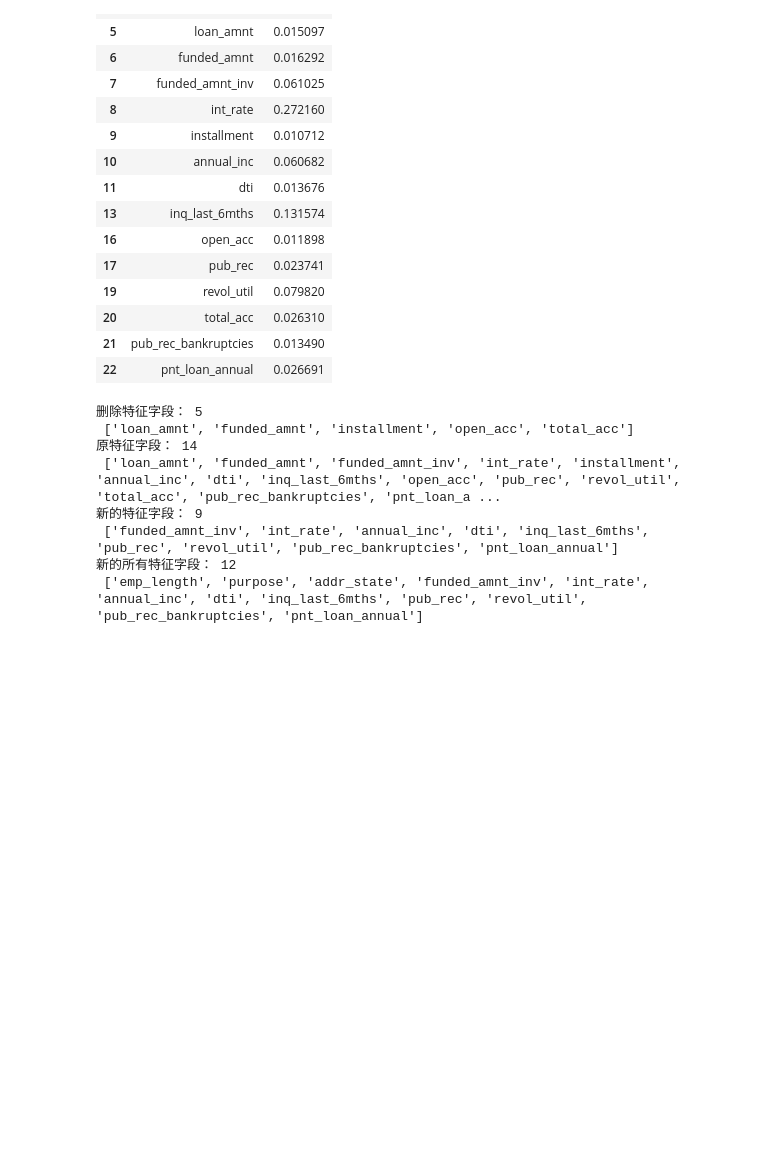
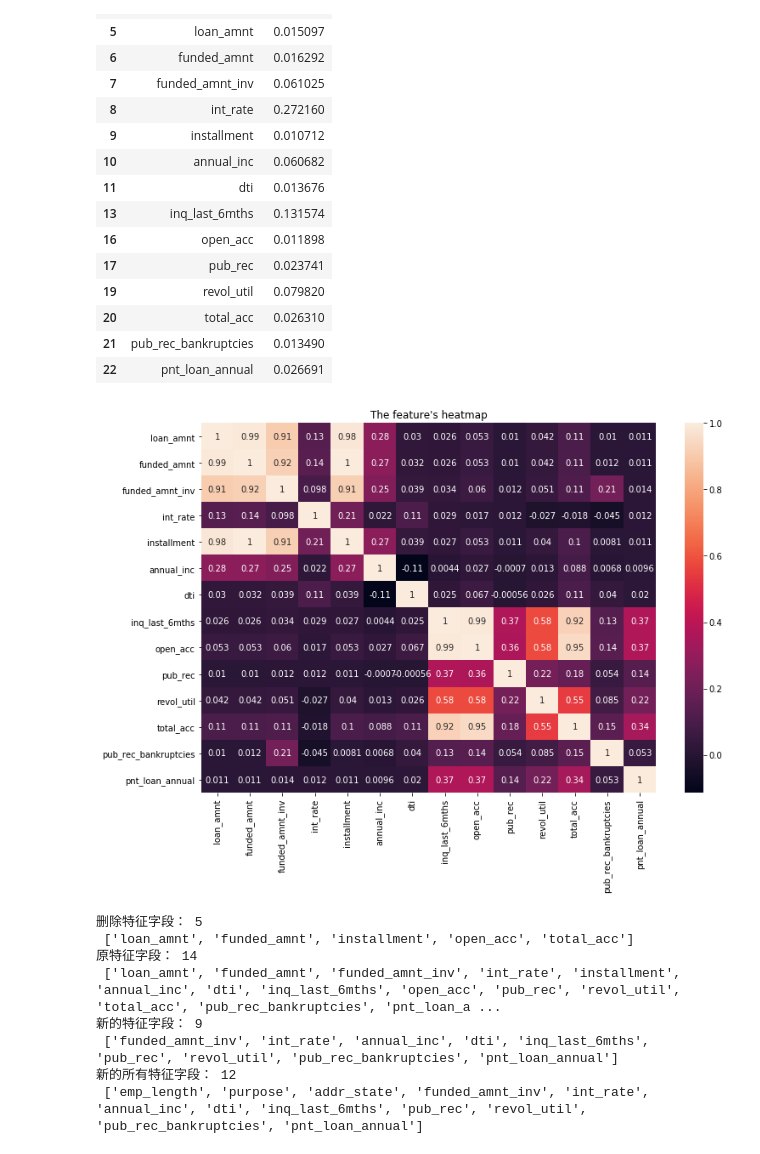
Before and after one commit to iihcy/Credit_ACard, a Jupyter notebook: ACard.ipynb, the cells around one changed output. Cells and saved outputs as stored; diff of their text form; code cells hidden in the pictures; blank space fills up the shorter version.

```diff
--- a/ACard.ipynb
+++ b/ACard.ipynb
@@ -381,7 +401,7 @@ def plot_histogram(df):
 
 # 热力图
 def plot_seaborn(df):
-    plt.figure(figsize=(12, 12))
+    plt.figure(figsize=(12, 8))
     sn.heatmap(df, annot=True)
     plt.title("The feature's heatmap")
     plt.show()
@@ -434,40 +454,26 @@ some feature...
 # %%
 # 3.2 根据相关性与iv筛选特征(连续性特征)
 # 注：相关性高的两个特征(阈值0.7)，可删除iv值较小的特征
 # 相关性分析：连续性特征(14个)
 sub_num_feature = list(df_s[sel_feature_])[3:]
 sub_char_feature = list(df_s[sel_feature_])[0:3]
 sn_df = df_s[sub_num_feature].corr()
 # 热力图
-# plot_seaborn(sn_df)
+plot_seaborn(sn_df)
 numf_vi = feature_sels_vi[3:].reset_index().drop('index', axis=1)
-
-def del_feature_sub(sn_df, numf_vi, th_c):
-    del_feature_sub = []
-    for i in range(sn_df.shape[1]):
-        for j in range(sn_df.shape[1]):
-            if i==j:
-                continue
-            else:
-                if sn_df.iloc[i][j]>=th_c:
-                    numf_vi_i = numf_vi.iloc[i, 1]
-                    numf_vi_j = numf_vi.iloc[j, 1]
-                    if numf_vi_i>=numf_vi_j:
-                        del_feature_sub.append(numf_vi.iloc[j, 0])
-    del_feature_subs = list(set(del_feature_sub)) # 可删除特征字段
-    return del_feature_subs
 
 # 可删除特征字段
 del_feature_subs = del_feature_sub(sn_df, numf_vi, th_c=0.7)
 print('删除特征字段：', len(del_feature_subs), '\n', del_feature_subs)
 print('原特征字段：', len(sub_num_feature), '\n', sub_num_feature)
 # 新的连续特征字段
 new_num_feature = [i for i in sub_num_feature if i not in del_feature_subs]
 print('新的特征字段：',len(new_num_feature), '\n', new_num_feature)
 # 新的所有特征字段
 all_newFeature_sub = sub_char_feature + new_num_feature
 print('新的所有特征字段：',len(all_newFeature_sub), '\n', all_newFeature_sub)
 # %% [output]
+[figure, added]
 删除特征字段： 5
  ['loan_amnt', 'funded_amnt', 'installment', 'open_acc', 'total_acc']
 原特征字段： 14
```
Also changed, not shown: parts of 7 cells of this notebook.
